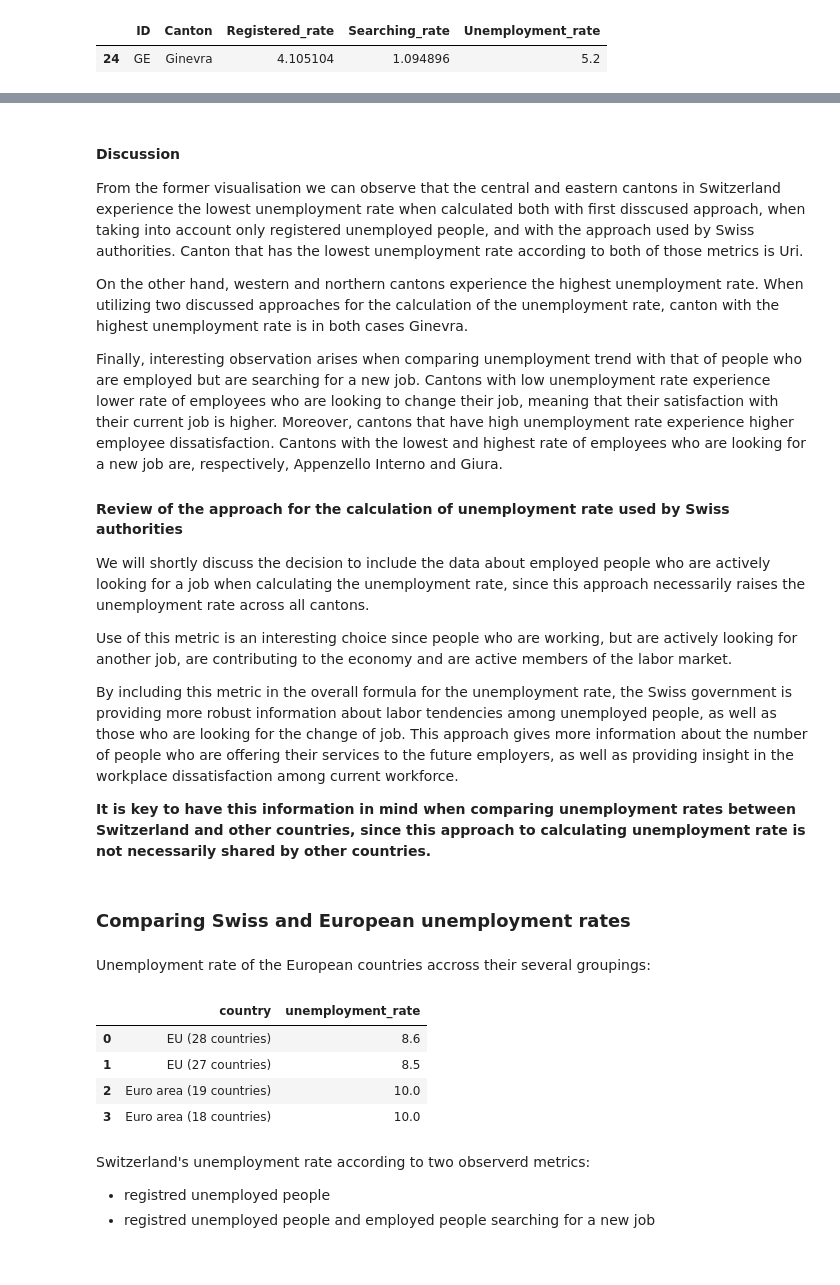
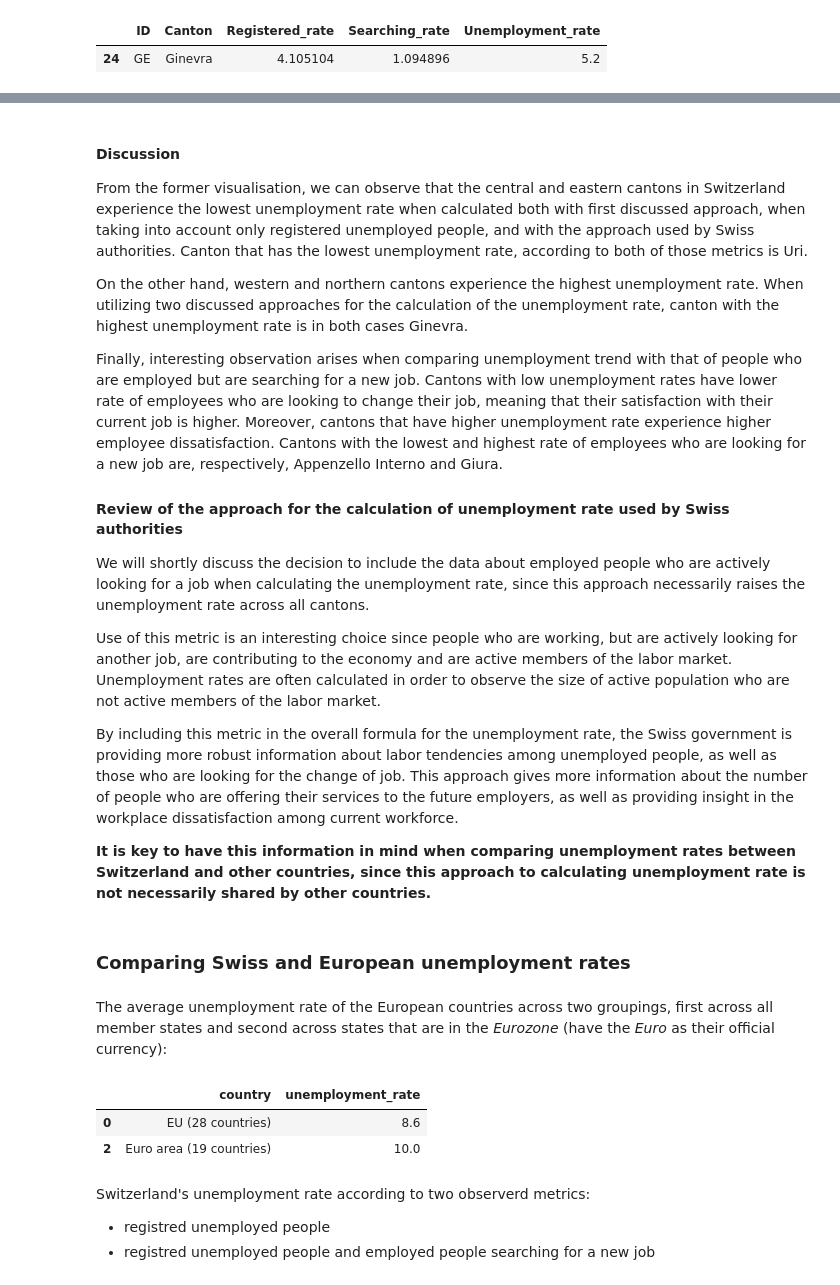
Before and after one commit to zenhaeus/cs-401, a Jupyter notebook: 03 - Interactive Viz/Homework 3 - new.ipynb, the cells around one changed output, grey strips where cells are left out. Saved outputs shown, nothing was run; the diff lists cells and outputs as text; code cells hidden in the pictures.

```diff
--- a/03 - Interactive Viz/Homework 3 - new.ipynb
+++ b/03 - Interactive Viz/Homework 3 - new.ipynb
@@ -242,33 +266,31 @@ m_a2_switzerland
 # %% [markdown]
 #### Discussion
 
-From the former visualisation we can observe that the central and eastern cantons in Switzerland experience the lowest unemployment rate when calculated both with first disscused approach, when taking into account only registered unemployed people, and with the approach used by Swiss authorities. Canton that has the lowest unemployment rate according to both of those metrics is Uri.
+From the former visualisation, we can observe that the central and eastern cantons in Switzerland experience the lowest unemployment rate when calculated both with first discussed approach, when taking into account only registered unemployed people, and with the approach used by Swiss authorities. Canton that has the lowest unemployment rate, according to both of those metrics is Uri.
 
 On the other hand, western and northern cantons experience the highest unemployment rate. When utilizing two discussed approaches for the calculation of the unemployment rate, canton with the highest unemployment rate is in both cases Ginevra.
 
-Finally, interesting observation arises when comparing unemployment trend with that of people who are employed but are searching for a new job. Cantons with low unemployment rate experience lower rate of employees who are looking to change their job, meaning that their satisfaction with their current job is higher. Moreover, cantons that have high unemployment rate experience higher employee dissatisfaction. Cantons with the lowest and highest rate of employees who are looking for a new job are, respectively, Appenzello Interno and Giura.
+Finally, interesting observation arises when comparing unemployment trend with that of people who are employed but are searching for a new job. Cantons with low unemployment rates have lower rate of employees who are looking to change their job, meaning that their satisfaction with their current job is higher. Moreover, cantons that have higher unemployment rate experience higher employee dissatisfaction. Cantons with the lowest and highest rate of employees who are looking for a new job are, respectively, Appenzello Interno and Giura.
 
 #### Review of the approach for the calculation of unemployment rate used by Swiss authorities
 
 We will shortly discuss the decision to include the data about employed people who are actively looking for a job when calculating the unemployment rate, since this approach necessarily raises the unemployment rate across all cantons.
 
-Use of this metric is an interesting choice since people who are working, but are actively looking for another job, are contributing to the economy and are active members of the labor market.
+Use of this metric is an interesting choice since people who are working, but are actively looking for another job, are contributing to the economy and are active members of the labor market. Unemployment rates are often calculated in order to observe the size of active population who are not active members of the labor market.
 
 By including this metric in the overall formula for the unemployment rate, the Swiss government is providing more robust information about labor tendencies among unemployed people, as well as those who are looking for the change of job. This approach gives more information about the number of people who are offering their services to the future employers, as well as providing insight in the workplace dissatisfaction among current workforce.
 
 **It is key to have this information in mind when comparing unemployment rates between Switzerland and other countries, since this approach to calculating unemployment rate is not necessarily shared by other countries.**
 # %% [markdown]
 ### Comparing Swiss and European unemployment rates
-# %% [markdown]
-Unemployment rate of the European countries accross their several groupings:
-# %%
-eurostat[:4]
-# %% [output]
-|  | country | unemployment_rate |
-| 0 | EU (28 countries) | 8.6 |
-| 1 | EU (27 countries) | 8.5 |
-| 2 | Euro area (19 countries) | 10.0 |
-| 3 | Euro area (18 countries) | 10.0 |
+# %% [markdown]
+The average unemployment rate of the European countries across two groupings, first across all member states and second across states that are in the *Eurozone* (have the *Euro* as their official currency):
+# %%
+eurostat.iloc[[0,2]]
+# %% [output]
+|  | country | unemployment_rate |
+| 0 | EU (28 countries) | 8.6 |
+| 2 | Euro area (19 countries) | 10.0 |
 # %% [markdown]
 Switzerland's unemployment rate according to two observerd metrics:
 * registred unemployed people
```
Also changed, not shown: parts of 36 cells of this notebook, 3 other files.
